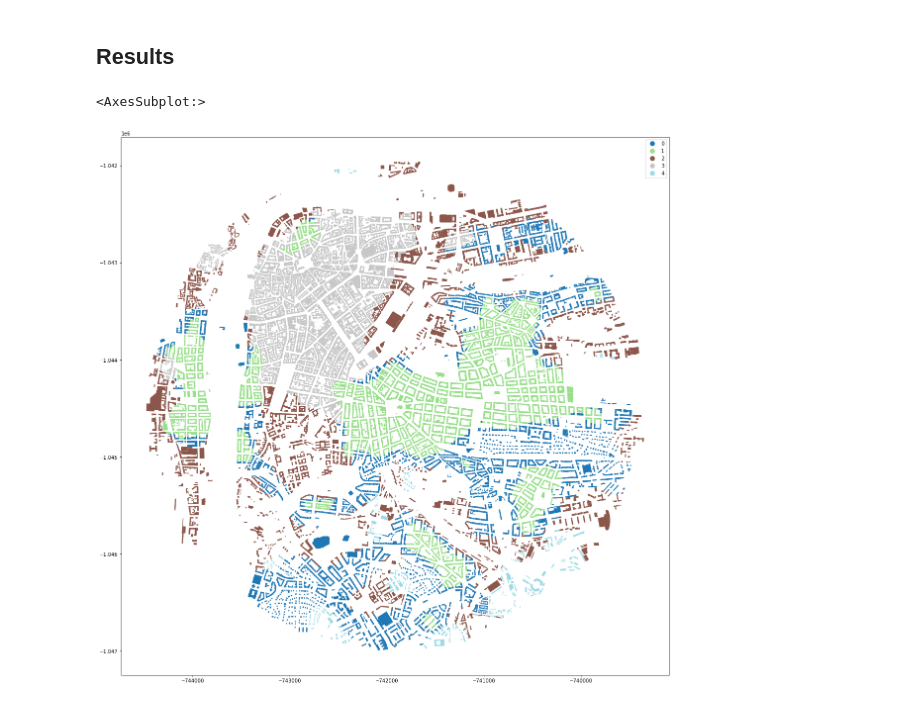
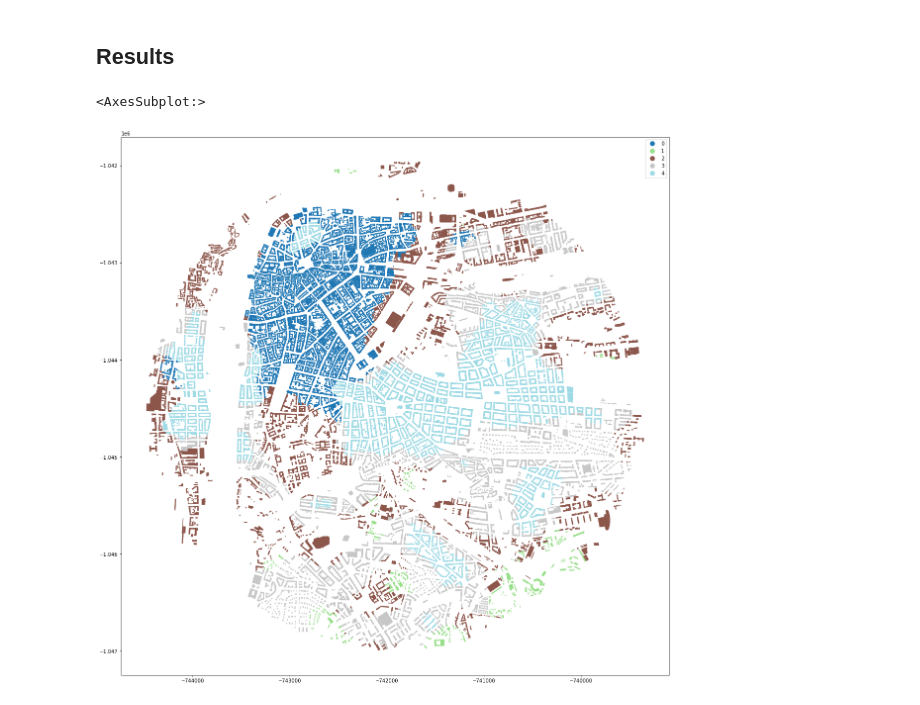
Before and after one commit to martinfleis/numerical-taxonomy-paper, a Jupyter notebook: Jupyter_notebooks/morphometric_assessment.ipynb, the cells around one changed output. Drawn from its saved outputs; the diff is of its cells as text; code cells hidden in the pictures.

```diff
--- a/Jupyter_notebooks/morphometric_assessment.ipynb
+++ b/Jupyter_notebooks/morphometric_assessment.ipynb
@@ -511,5 +516,2 @@ for index in tqdm(gdf.index, total=gdf.shape[0]):
-# %%
-for c in headtail + natural:
-    contextual[c + '_simpson'] = results[c]
 # %%
 contextual.shape
@@ -520,4 +524,4 @@ contextual.to_parquet('../files/contextual.parquet')
 
 We use contextual characters to do GMM clustering.
 # %%
-data = contextual
+data = contextual.copy()
@@ -562,7 +585,7 @@ sns.lineplot(ax=ax, x='n', y='bic', data=bic)
 # %% [markdown]
 ### Gaussian Mixture Model
 # %%
-n = 4  # based on above
+n = 5  # illustrative - always base the number on a reasonable estimation of the optimal number of components
 n_init = 5  # more initialization, more stable clustering gets
 
 gmm = GaussianMixture(n_components=n, covariance_type="full", max_iter=200, n_init=n_init, verbose=1)
@@ -570,2 +610,2 @@ fitted = gmm.fit(data)
 # %%
-data['cluster'] = gmm.predict(data)
+labels = gmm.predict(data)
@@ -591,5 +629,5 @@ geom = buildings[['uID', 'geometry']].merge(clusters, on='uID', how='left')
 # %%
-geom.plot('cluster', categorical=True, cmap='tab20', legend=True, figsize=(20, 20))
+buildings.plot(labels, categorical=True, cmap='tab20', legend=True, figsize=(20, 20))
 # %% [output]
 <AxesSubplot:>
-[figure, old version]
+[figure, new version]
```
Also changed, not shown: parts of 38 cells of this notebook.
